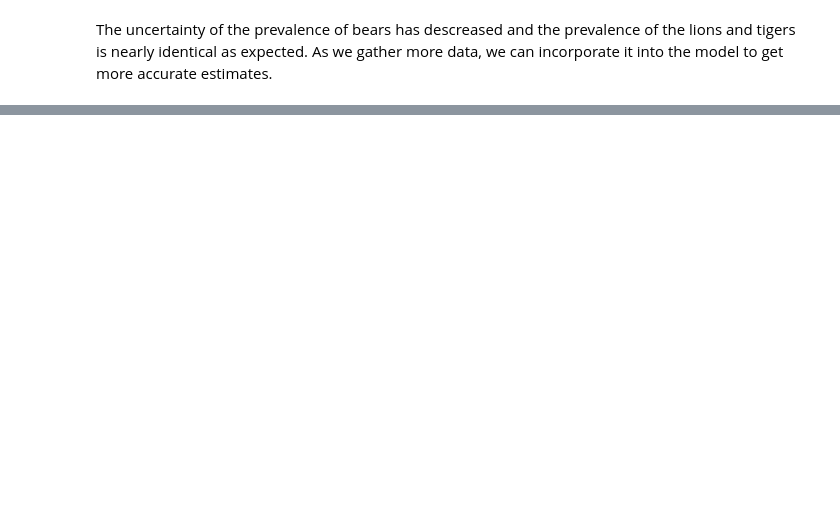
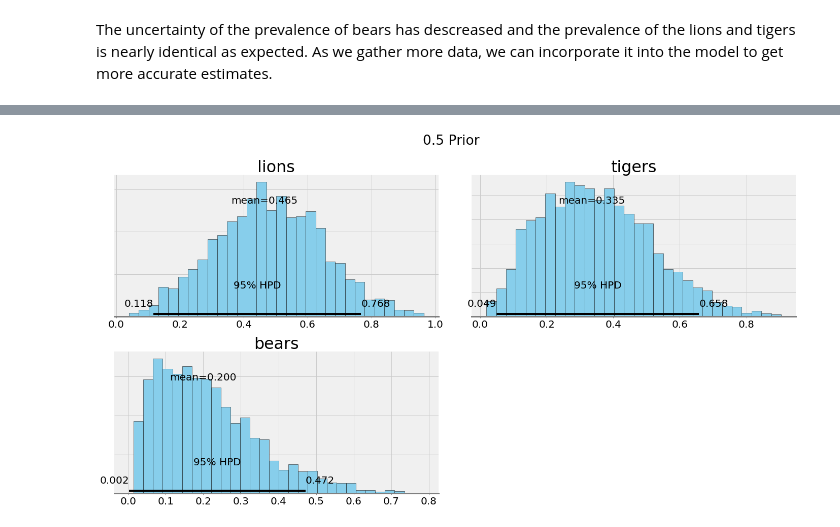
Before and after one commit to WillKoehrsen/probabilistic-programming, a Jupyter notebook: Allen Downey Problem.ipynb, the cells around one changed output, grey strips where cells are left out. Cells and saved outputs as stored; diff of their text form; code cells hidden in the pictures; blank space fills up the shorter version.

```diff
--- a/Allen Downey Problem.ipynb
+++ b/Allen Downey Problem.ipynb
@@ -435,0 +485,11 @@ for i, a in enumerate(animals):
+# %%
+ax = pm.plot_posterior(trace_dict['0.5'], varnames = ['parameters'],
+                       figsize = (20, 10), edgecolor = 'k');
+
+plt.rcParams['font.size'] = 22
+for i, a in enumerate(animals):
+    ax[i].set_title(a);
+
+plt.suptitle('0.5 Prior', y = 1.05);
+# %% [output]
+[figure, added]
```
Also changed, not shown: parts of 20 cells of this notebook.
